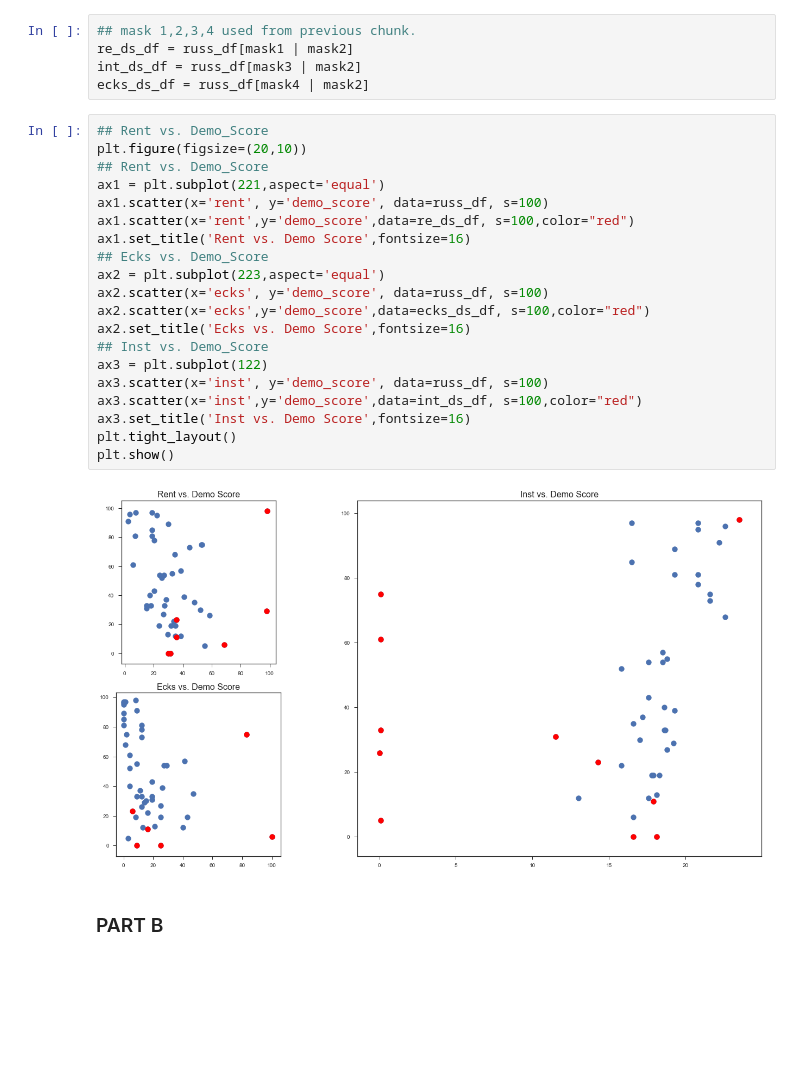
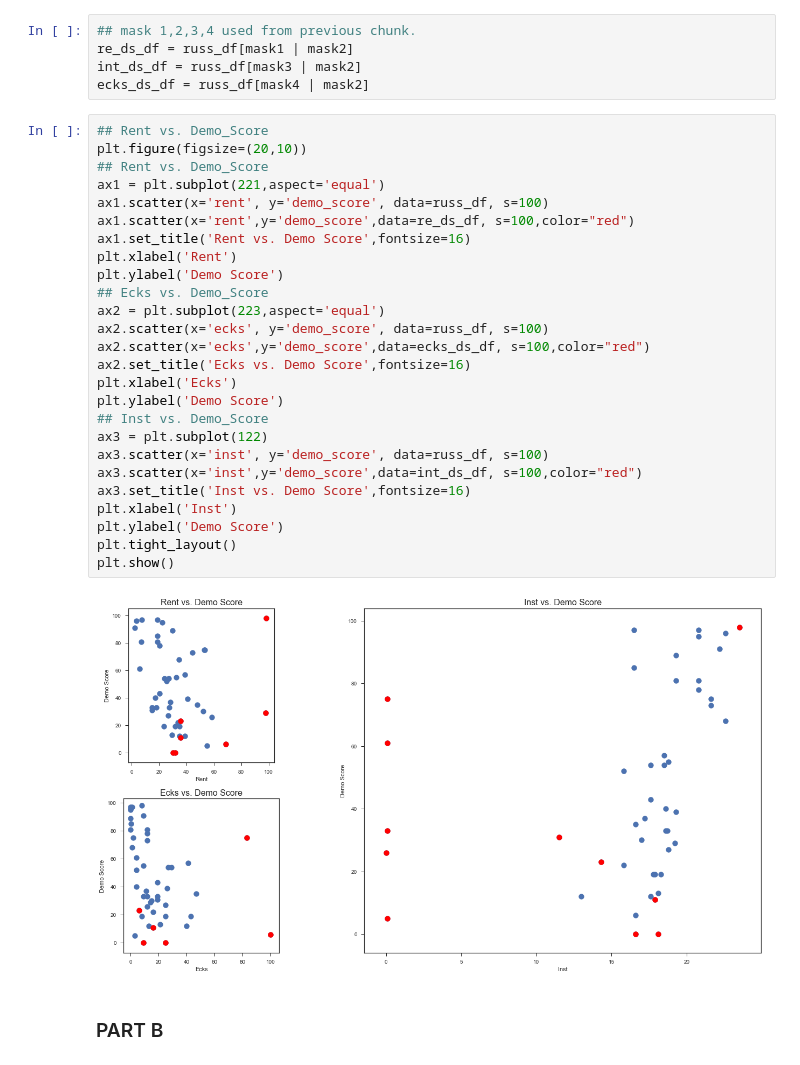
Before and after one commit to meysubb/Advanced_Pred_Models, a Jupyter notebook: Assignment_2/MIS382-HW2.ipynb, the cells around one changed output. Drawn from its saved outputs; the diff is of its cells as text; blank space fills up the shorter version.

```diff
--- a/Assignment_2/MIS382-HW2.ipynb
+++ b/Assignment_2/MIS382-HW2.ipynb
@@ -133,25 +135,31 @@ ecks_ds_df = russ_df[mask4 | mask2]
 # %%
 ## Rent vs. Demo_Score
 plt.figure(figsize=(20,10))
 ## Rent vs. Demo_Score
 ax1 = plt.subplot(221,aspect='equal')
 ax1.scatter(x='rent', y='demo_score', data=russ_df, s=100)
 ax1.scatter(x='rent',y='demo_score',data=re_ds_df, s=100,color="red")
 ax1.set_title('Rent vs. Demo Score',fontsize=16)
+plt.xlabel('Rent')
+plt.ylabel('Demo Score')
 ## Ecks vs. Demo_Score
 ax2 = plt.subplot(223,aspect='equal')
 ax2.scatter(x='ecks', y='demo_score', data=russ_df, s=100)
 ax2.scatter(x='ecks',y='demo_score',data=ecks_ds_df, s=100,color="red")
 ax2.set_title('Ecks vs. Demo Score',fontsize=16)
+plt.xlabel('Ecks')
+plt.ylabel('Demo Score')
 ## Inst vs. Demo_Score
 ax3 = plt.subplot(122)
 ax3.scatter(x='inst', y='demo_score', data=russ_df, s=100)
 ax3.scatter(x='inst',y='demo_score',data=int_ds_df, s=100,color="red")
 ax3.set_title('Inst vs. Demo Score',fontsize=16)
+plt.xlabel('Inst')
+plt.ylabel('Demo Score')
 plt.tight_layout()
 plt.show()
 # %% [output]
-[figure, old version]
+[figure, new version]
 # %% [markdown]
 ### PART B
 # %%
```
Also changed, not shown: parts of 12 cells of this notebook.
